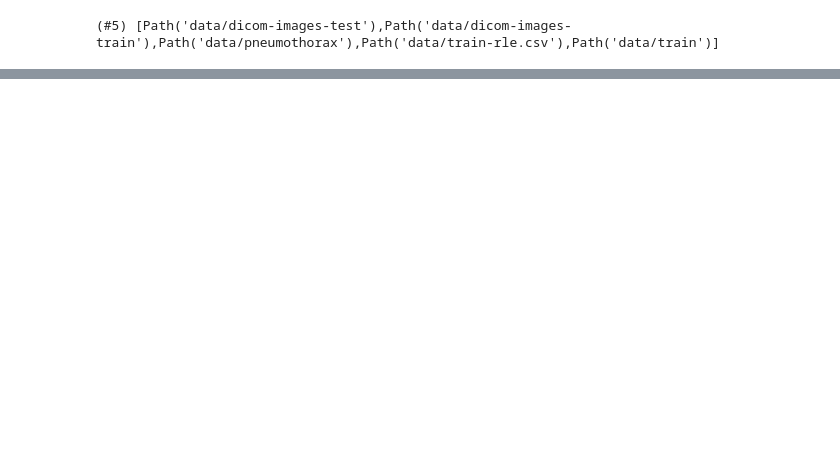
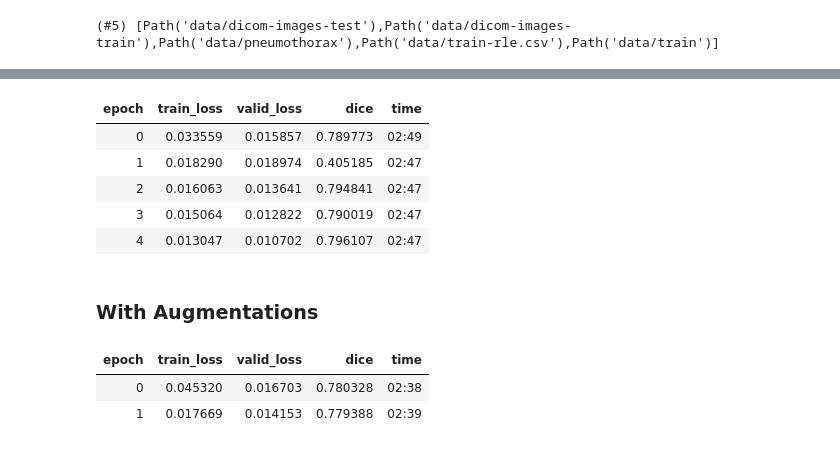
Before and after one commit to jarvislabsai/siim-acr, a Jupyter notebook: 2- Simple End 2 End.ipynb, the cells around one changed output, grey strips where cells are left out. Saved outputs shown, nothing was run; the diff lists cells and outputs as text; code cells hidden in the pictures; blank space fills up the shorter version.

```diff
--- a/2- Simple End 2 End.ipynb
+++ b/2- Simple End 2 End.ipynb
@@ -157,0 +129,11 @@ class UnetResNext50(Module):
+# %%
+learn.fit_one_cycle(5,1e-2)
+# %% [output]
+| epoch | train_loss | valid_loss | dice | time |
+| 0 | 0.033559 | 0.015857 | 0.789773 | 02:49 |
+| 1 | 0.018290 | 0.018974 | 0.405185 | 02:47 |
+| 2 | 0.016063 | 0.013641 | 0.794841 | 02:47 |
+| 3 | 0.015064 | 0.012822 | 0.790019 | 02:47 |
+| 4 | 0.013047 | 0.010702 | 0.796107 | 02:47 |
+# %% [markdown]
+### With Augmentations
@@ -157,0 +143,6 @@ class UnetResNext50(Module):
+# %%
+learn.fit_one_cycle(2,1e-2)
+# %% [output]
+| epoch | train_loss | valid_loss | dice | time |
+| 0 | 0.045320 | 0.016703 | 0.780328 | 02:38 |
+| 1 | 0.017669 | 0.014153 | 0.779388 | 02:39 |
```
Also changed, not shown: parts of 23 cells of this notebook.
